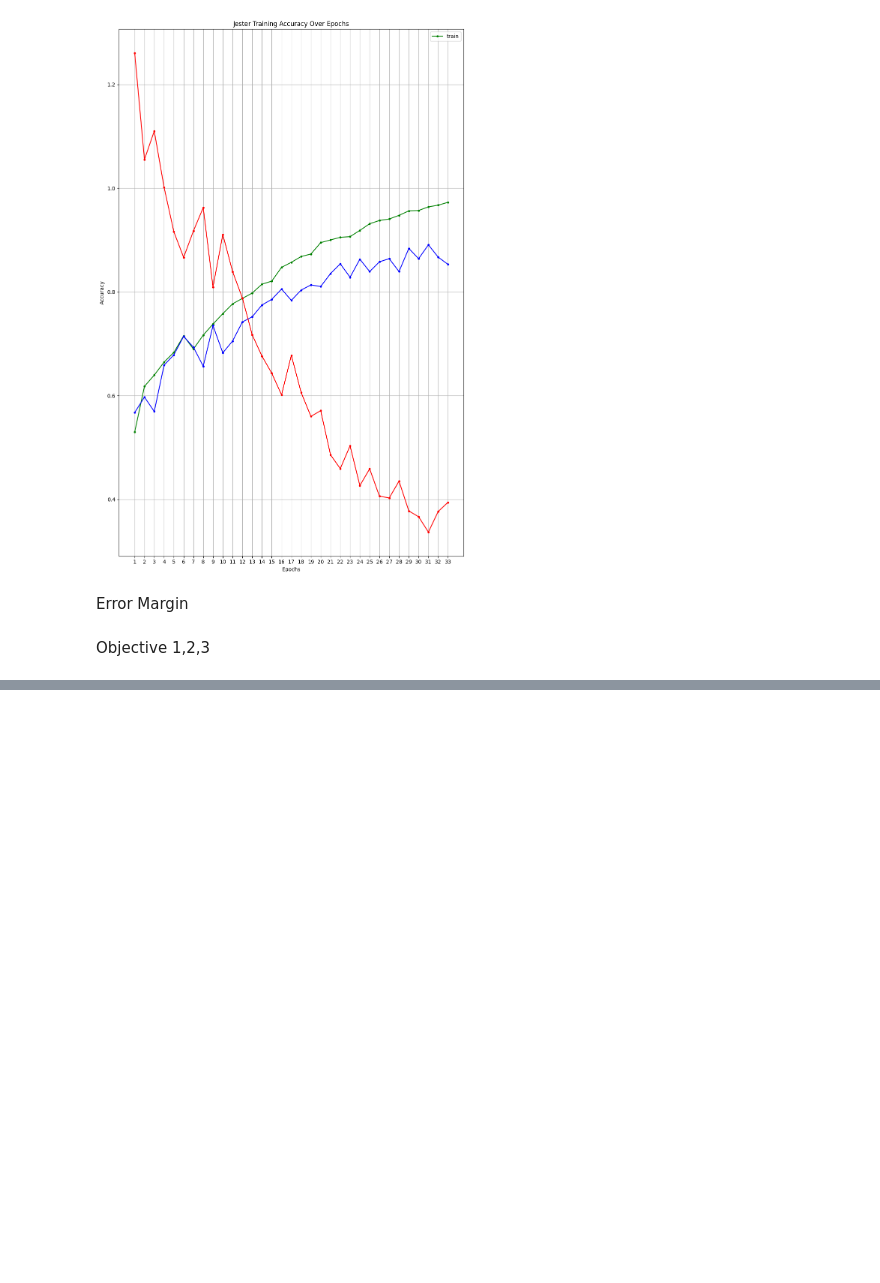
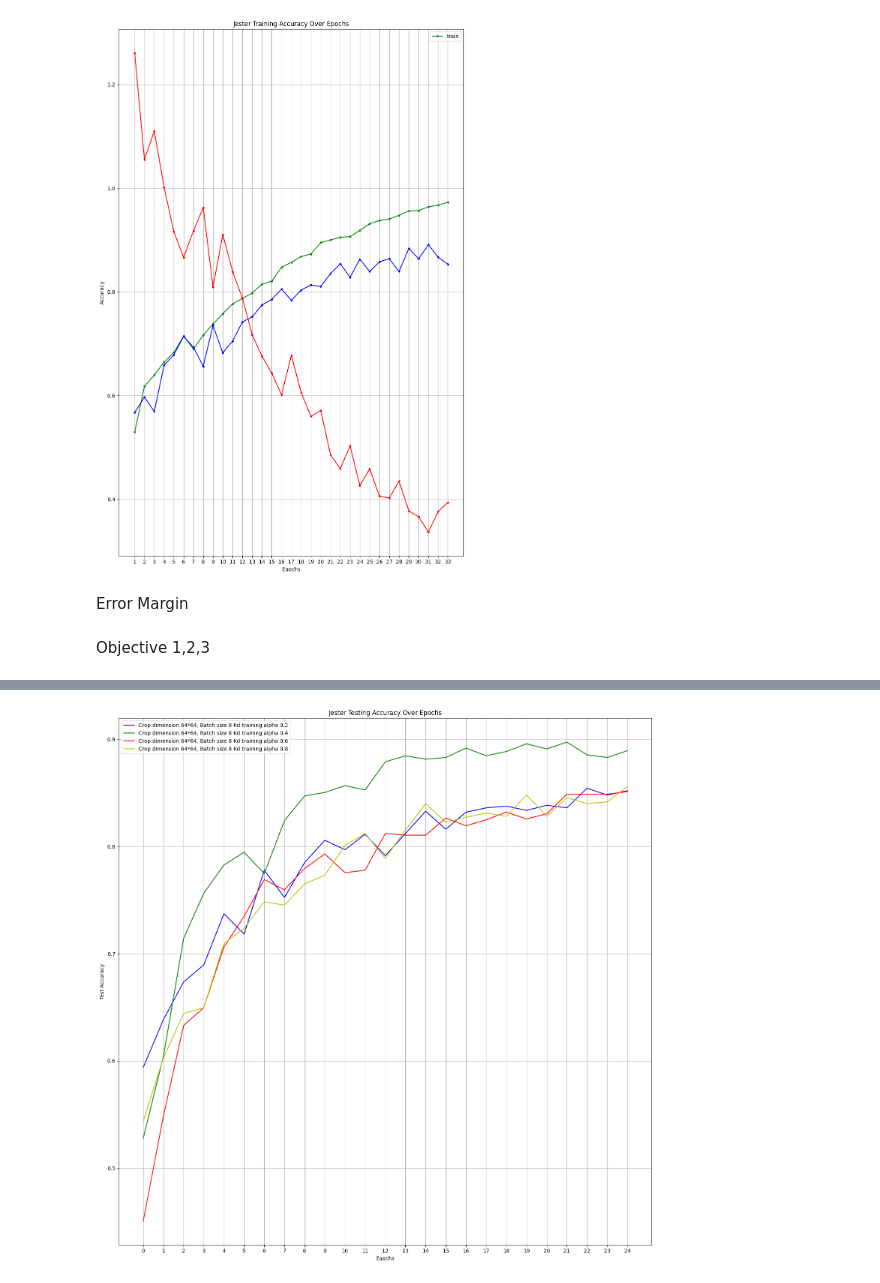
Before and after one commit to ThusyanthanJ/SpikeNN, a Jupyter notebook: results_plot.ipynb, the cells around one changed output, grey strips where cells are left out. Saved outputs shown, nothing was run; the diff lists cells and outputs as text; code cells hidden in the pictures; blank space fills up the shorter version.

```diff
--- a/results_plot.ipynb
+++ b/results_plot.ipynb
@@ -1115,0 +1205,10 @@ Objective 1,2,3
+# %%
+test_accuracy_6 = [
+    0.45063694267515925, 0.5485668789808917, 0.6329617834394905, 0.6496815286624203,
+    0.7062101910828026, 0.7348726114649682, 0.7691082802547771, 0.7595541401273885,
+    0.7794585987261147, 0.7929936305732485, 0.7754777070063694, 0.7778662420382165,
+    0.8121019108280255, 0.8105095541401274, 0.8105095541401274, 0.8264331210191083,
+    0.8192675159235668, 0.8248407643312102, 0.8320063694267515, 0.8256369426751592,
+    0.8304140127388535, 0.8487261146496815, 0.8487261146496815, 0.8487261146496815,
+    0.8511146496815286
+]
@@ -1115,0 +1233,10 @@ Objective 1,2,3
+# %%
+test_accuracy_8 = [
+    0.5437898089171974, 0.6027070063694268, 0.6441082802547771, 0.6496815286624203,
+    0.7093949044585988, 0.7237261146496815, 0.7484076433121019, 0.7452229299363057,
+    0.7651273885350318, 0.7730891719745223, 0.8009554140127388, 0.8121019108280255,
+    0.7890127388535032, 0.8152866242038217, 0.839968152866242, 0.822452229299363,
+    0.8272292993630573, 0.8312101910828026, 0.8280254777070064, 0.8479299363057324,
+    0.8280254777070064, 0.8455414012738853, 0.839968152866242, 0.8415605095541401,
+    0.8558917197452229
+]
@@ -1115,0 +1306,23 @@ Objective 1,2,3
+# %%
+import matplotlib.pyplot as plt
+fig5, axs5 = plt.subplots(1, 1, figsize=(15, 15))
+
+# axs6[0].plot(epochs, train_accuracy, label='train', color='g', marker='.')
+
+# Plotting Training Accuracy
+axs5.plot(epochs, test_accuracy_2, label='Crop dimension 64*64, Batch size 8 Kd training alpha 0.2', color='b', marker='')
+axs5.plot(epochs, test_accuracy_4, label='Crop dimension 64*64, Batch size 8 Kd training alpha 0.4', color='g', marker='')
+axs5.plot(epochs, test_accuracy_6, label='Crop dimension 64*64, Batch size 8 Kd training alpha 0.6', color='r', marker='')
+axs5.plot(epochs, test_accuracy_8, label='Crop dimension 64*64, Batch size 8 Kd training alpha 0.8', color='y', marker='')
+axs5.set_xlabel('Epochs')
+axs5.set_ylabel('Test Accuracy')
+axs5.set_title('Jester Testing Accuracy Over Epochs')
+axs5.set_xticks(epochs)
+axs5.grid(True)
+axs5.legend()
+
+
+plt.tight_layout()
+plt.show()
+# %% [output]
+[figure, added]
```
Also changed, not shown: parts of 24 cells of this notebook, 8 other files.
